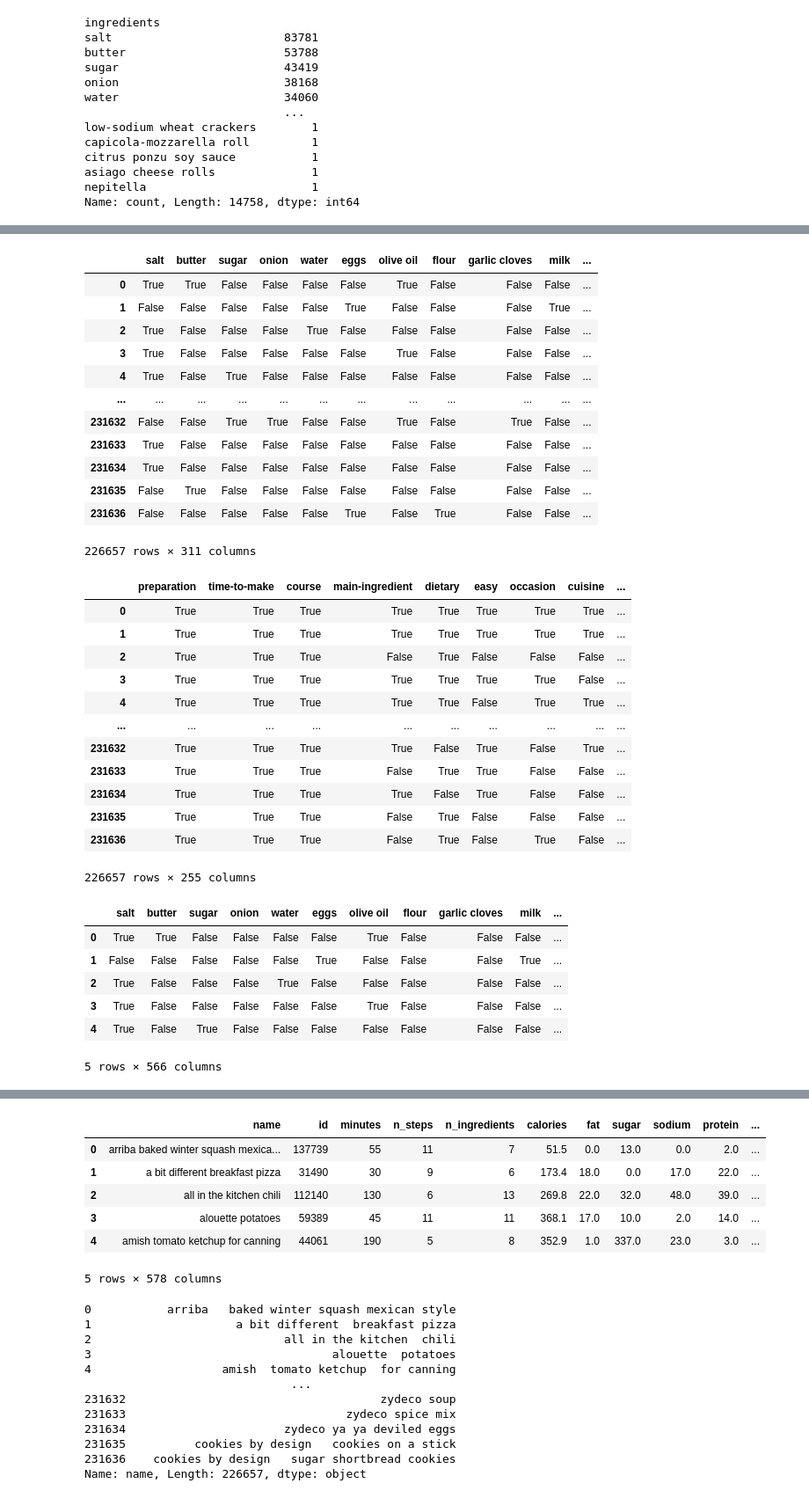
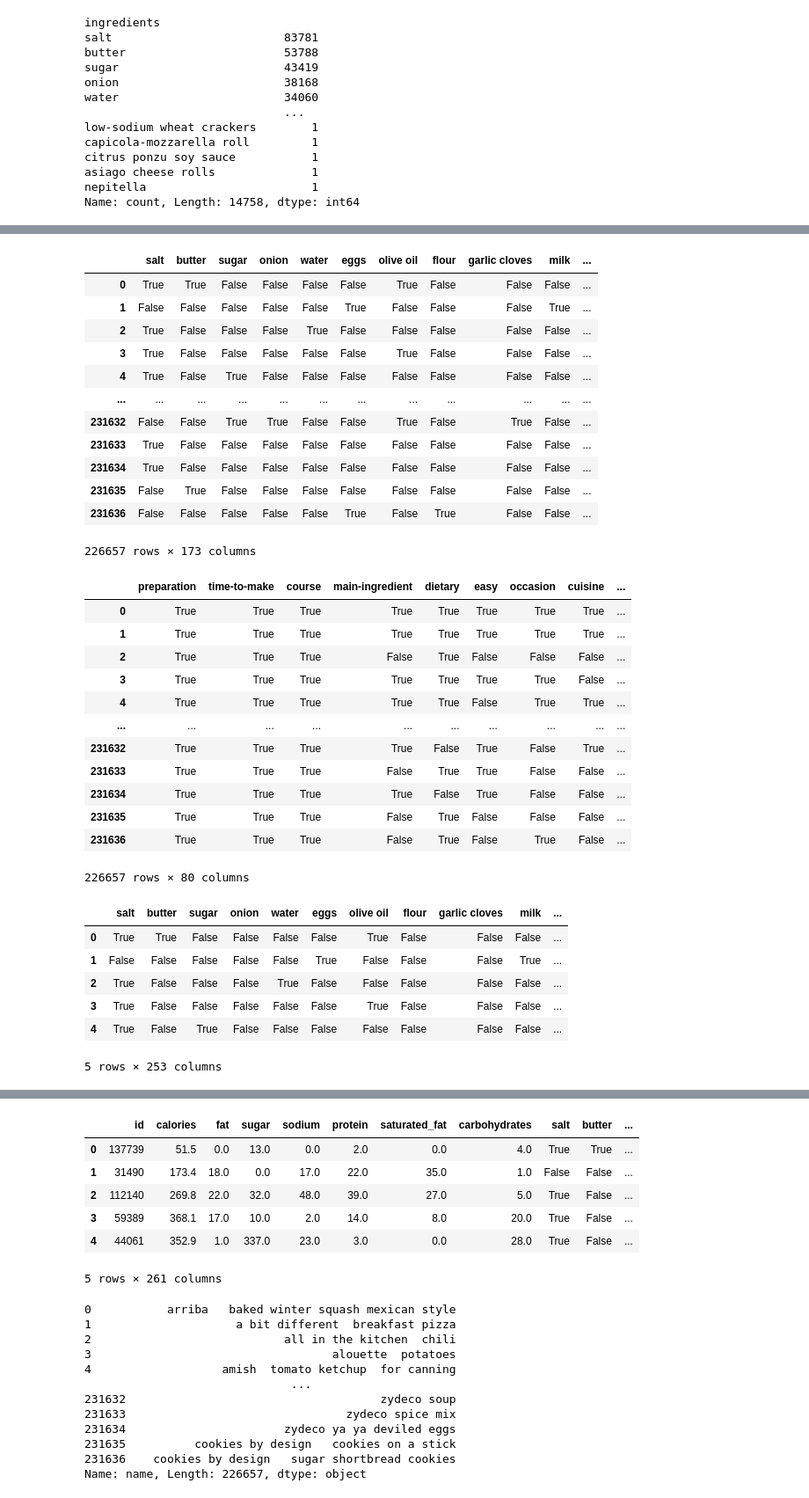
Before and after one commit to danielburdeno/Recipe_Recommendation_ST, a Jupyter notebook: data_cleaning.ipynb, the cells around one changed output, grey strips where cells are left out. Shown at 88% size. Cells and saved outputs as stored; diff of their text form; code cells hidden in the pictures.

```diff
--- a/data_cleaning.ipynb
+++ b/data_cleaning.ipynb
@@ -132,7 +133,7 @@ len(tags)
 4045919
 # %%
 tag_counts = tags.value_counts()
-tags_filtered = tag_counts[tag_counts >  1000]
+tags_filtered = tag_counts[tag_counts >  10000]
 tags_filtered
 # %% [output]
 tags
@@ -210,7 +211,7 @@ asiago cheese rolls              1
 nepitella                        1
 Name: count, Length: 14758, dtype: int64
 # %%
-ing_filetered = ing_counts[ing_counts > 1000]
+ing_filetered = ing_counts[ing_counts > 2000]
 ing_filetered
 # %% [output]
 ingredients
@@ -260,7 +256,7 @@ new_cols_ing
 | 231634 | True | False | False | False | False | False | False | False | False | False | ... |
 | 231635 | False | True | False | False | False | False | False | False | False | False | ... |
 | 231636 | False | False | False | False | False | True | False | True | False | False | ... |
-226657 rows × 311 columns
+226657 rows × 173 columns
 # %%
 new_cols_tag = recipes['tags'].apply(check_values, values=list(tags_filtered.index))
 new_cols_tag
@@ -277,7 +273,7 @@ new_cols_tag
 | 231634 | True | True | True | True | False | True | False | False | ... |
 | 231635 | True | True | True | False | True | False | False | False | ... |
 | 231636 | True | True | True | False | True | False | True | False | ... |
-226657 rows × 255 columns
+226657 rows × 80 columns
 # %%
 tags_ings = pd.concat([new_cols_ing, new_cols_tag], axis=1)
 tags_ings.head()
@@ -288,7 +284,7 @@ tags_ings.head()
 | 2 | True | False | False | False | True | False | False | False | False | False | ... |
 | 3 | True | False | False | False | False | False | True | False | False | False | ... |
 | 4 | True | False | True | False | False | False | False | False | False | False | ... |
-5 rows × 566 columns
+5 rows × 253 columns
 # %%
 recipes.head()
 # %% [output]
@@ -299,17 +295,18 @@ recipes.head()
 | 3 | alouette potatoes | 59389 | 45 | 68585 | 2003-04-14 | [60-minutes-or-less, time-to-make... | 11 | [place potatoes in a large pot of... | this is a super easy, great tasti... | ... |
 | 4 | amish tomato ketchup for canning | 44061 | 190 | 41706 | 2002-10-25 | [weeknight, time-to-make, course,... | 5 | [mix all ingredients& boil for 2 ... | my dh's amish mother raised him o... | ... |
 # %%
-recipes_feat = recipes.drop(columns=['contributor_id', 'submitted', 'tags', 'steps', 'description', 'ingredients'])
+recipes_feat = recipes.drop(columns=['contributor_id', 'submitted', 'tags', 'steps', 'description',
+                                     'ingredients', 'name', 'n_steps', 'n_ingredients', 'minutes'])
 recipes_feat = pd.concat([recipes_feat, tags_ings], axis=1)
 recipes_feat.head()
 # %% [output]
-|  | name | id | minutes | n_steps | n_ingredients | calories | fat | sugar | sodium | protein | ... |
-| 0 | arriba baked winter squash mexica... | 137739 | 55 | 11 | 7 | 51.5 | 0.0 | 13.0 | 0.0 | 2.0 | ... |
-| 1 | a bit different breakfast pizza | 31490 | 30 | 9 | 6 | 173.4 | 18.0 | 0.0 | 17.0 | 22.0 | ... |
-| 2 | all in the kitchen chili | 112140 | 130 | 6 | 13 | 269.8 | 22.0 | 32.0 | 48.0 | 39.0 | ... |
-| 3 | alouette potatoes | 59389 | 45 | 11 | 11 | 368.1 | 17.0 | 10.0 | 2.0 | 14.0 | ... |
-| 4 | amish tomato ketchup for canning | 44061 | 190 | 5 | 8 | 352.9 | 1.0 | 337.0 | 23.0 | 3.0 | ... |
+|  | id | calories | fat | sugar | sodium | protein | saturated_fat | carbohydrates | salt | butter | ... |
+| 0 | 137739 | 51.5 | 0.0 | 13.0 | 0.0 | 2.0 | 0.0 | 4.0 | True | True | ... |
+| 1 | 31490 | 173.4 | 18.0 | 0.0 | 17.0 | 22.0 | 35.0 | 1.0 | False | False | ... |
+| 2 | 112140 | 269.8 | 22.0 | 32.0 | 48.0 | 39.0 | 27.0 | 5.0 | True | False | ... |
+| 3 | 59389 | 368.1 | 17.0 | 10.0 | 2.0 | 14.0 | 8.0 | 20.0 | True | False | ... |
+| 4 | 44061 | 352.9 | 1.0 | 337.0 | 23.0 | 3.0 | 0.0 | 28.0 | True | False | ... |
-5 rows × 578 columns
+5 rows × 261 columns
 # %%
 recipes_feat['name']
 # %% [output]
```
Also changed, not shown: parts of 42 cells of this notebook, 4 other files.
